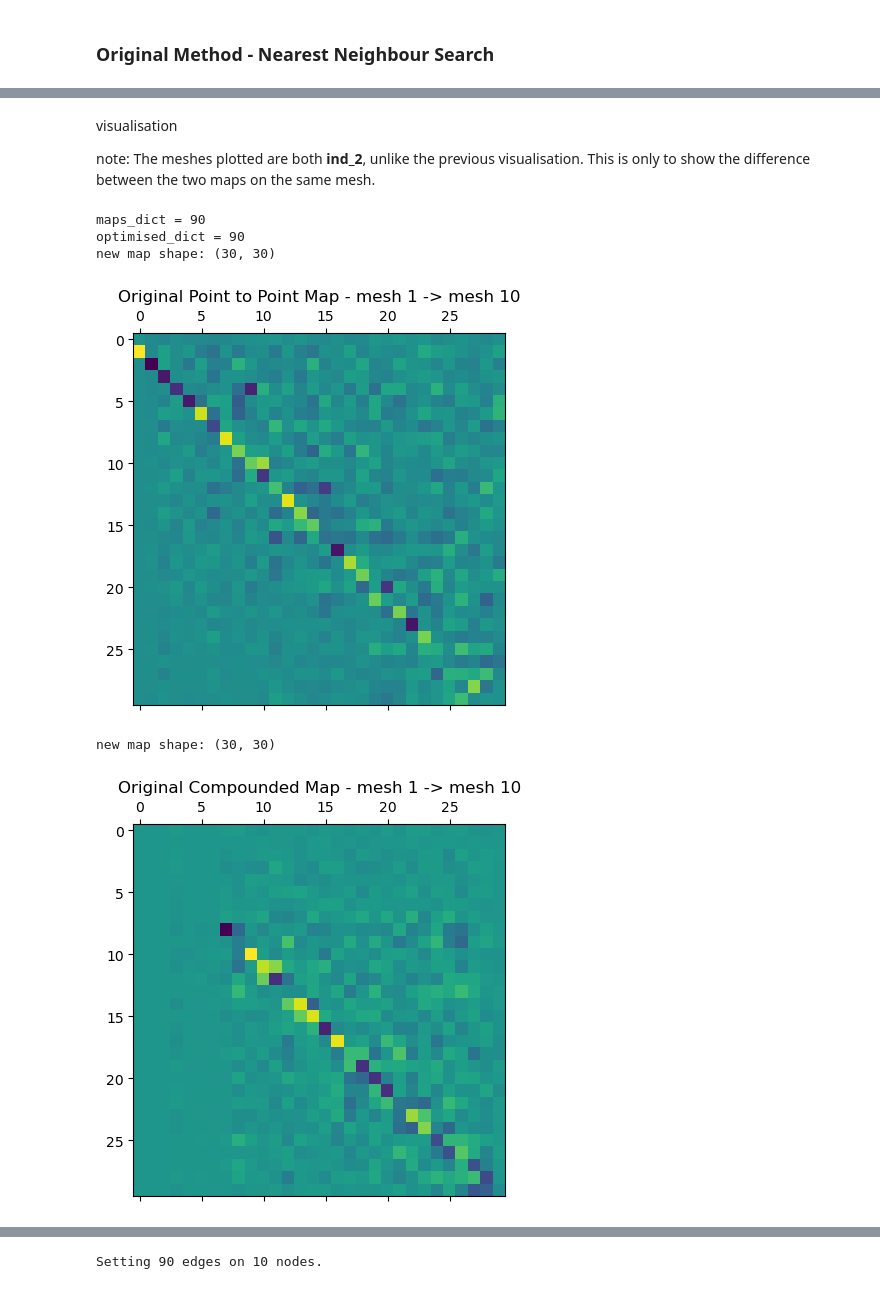
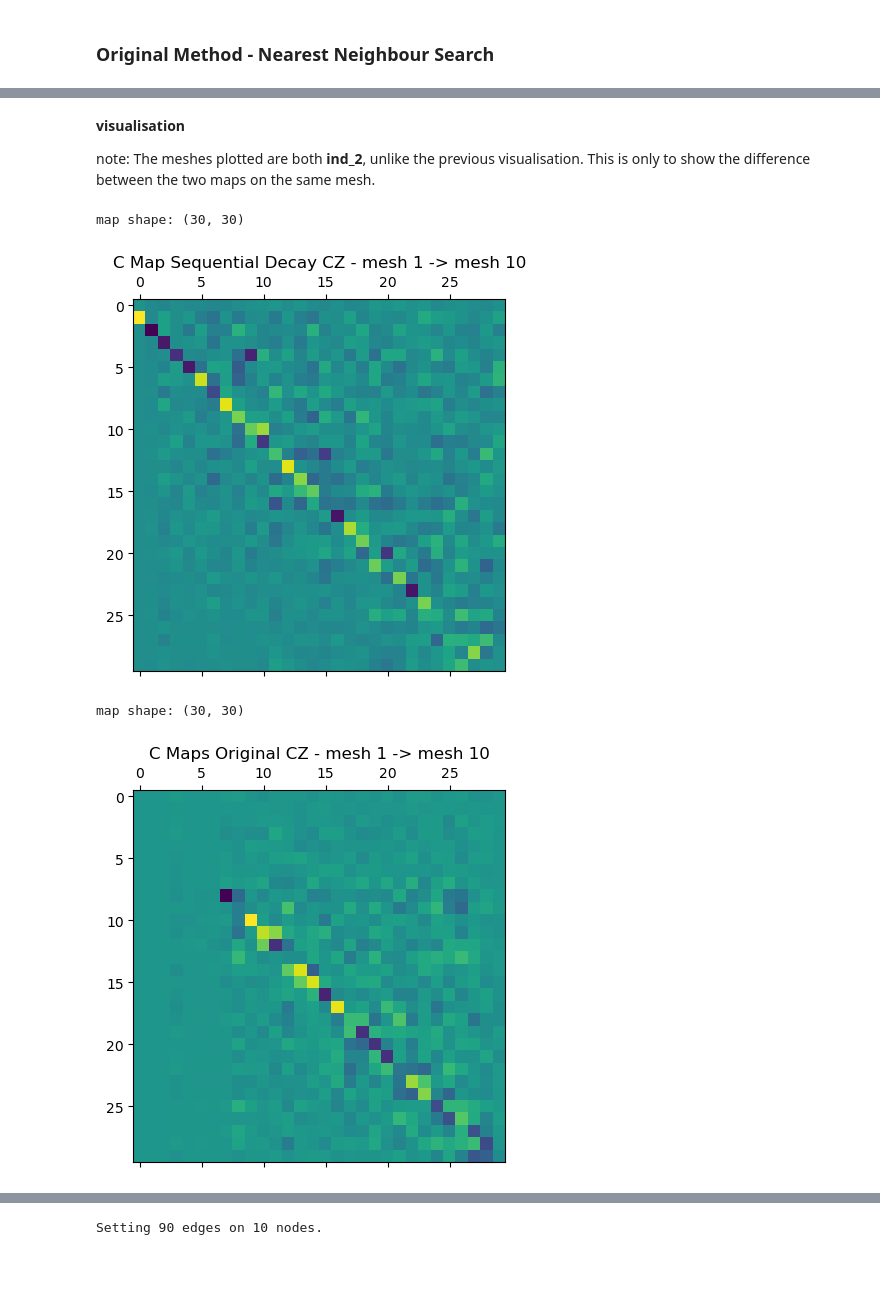
Before and after one commit to Arma1500/capstone2025, a Jupyter notebook: alternate_main.ipynb, the cells around one changed output, grey strips where cells are left out. Drawn from its saved outputs; the diff is of its cells as text; code cells hidden in the pictures.

```diff
--- a/alternate_main.ipynb
+++ b/alternate_main.ipynb
@@ -161,31 +170,0 @@ gt_list = [load_gt_from_json(gt_path, frame) for frame in tqdm(frames, f"Loading
-# %%
-def downsample_pcd_to_mesh(pcd, mesh):
-    """
-    Downsamples a point cloud to match the vertex count of a mesh.
-    """
-    num_vertices = np.asarray(mesh.vertices).shape[0]
-    pcd_points = np.asarray(pcd.points)
-
-    # Create an Open3D point cloud
-    pcd_o3d = o3d.geometry.PointCloud()
-    pcd_o3d.points = o3d.utility.Vector3dVector(pcd_points)
-
-    # Use uniform downsampling
-    step = len(pcd_points) // num_vertices
-    down_pcd = pcd_o3d.uniform_down_sample(every_k_points=step)
-
-    # Adjust if it’s off by a few points
-    if len(down_pcd.points) > num_vertices:
-        down_pcd.points = o3d.utility.Vector3dVector(np.asarray(down_pcd.points)[:num_vertices])
-    elif len(down_pcd.points) < num_vertices:
-        # Fill up with random points if slightly under
-        deficit = num_vertices - len(down_pcd.points)
-        extra = np.asarray(pcd_o3d.points)[np.random.choice(len(pcd_o3d.points), deficit, replace=False)]
-        combined = np.vstack([np.asarray(down_pcd.points), extra])
-        down_pcd.points = o3d.utility.Vector3dVector(combined)
-
-    return down_pcd
-
-downsampled_gt_list = []
-for i in tqdm(range(len(mesh_list))):
-    downsampled_gt_list.append(downsample_pcd_to_mesh(gt_list[i],mesh_list[i]))
@@ -302,24 +290,19 @@ def optimised_dict(mesh_list, bidirectional=True, K=30):
 
 compound_dict = optimised_dict(mesh_list)
 # %% [markdown]
-visualisation
+**visualisation**
 
 note: The meshes plotted are both **ind_2**, unlike the previous visualisation. This is only to show the difference between the two maps on the same mesh.
 # %%
 ind1 = 0
 ind2 = 9
 
-print(f"maps_dict = {len(initial_maps_dict)}")
-print(f"optimised_dict = {len(compound_dict)}")
-
-double_fm_display(ind1, ind2, initial_maps_dict, compound_dict, mesh_display=True, meshes=mesh_list)
+double_fm_display(ind1, ind2, initial_maps_dict, compound_dict, mesh_display=True, meshes=mesh_list, other_view=False)
 # %% [output]
-maps_dict = 90
-optimised_dict = 90
-new map shape: (30, 30)
+map shape: (30, 30)
-[figure, old version]
+[figure, new version]
-new map shape: (30, 30)
+map shape: (30, 30)
-[figure, old version]
+[figure, new version]
 [interactive output not drawn]
 [interactive output not drawn]
 # %% [markdown]
```
Also changed, not shown: parts of 25 cells of this notebook, 59 other files.
